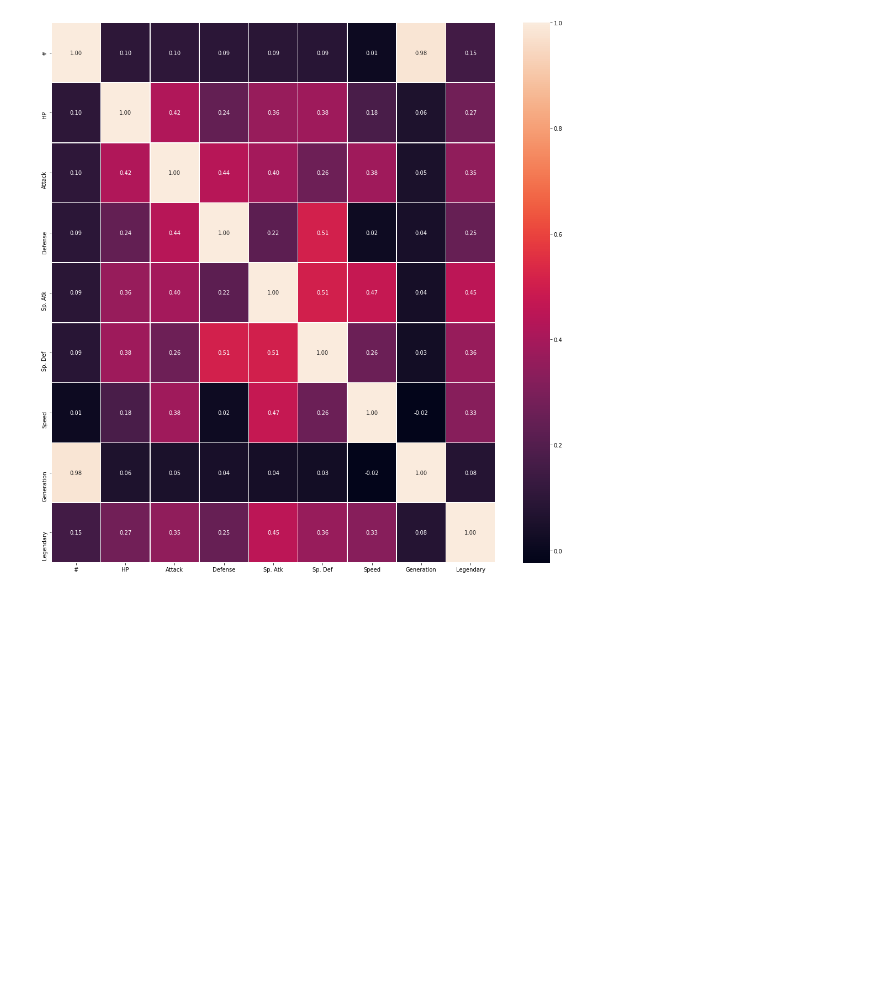
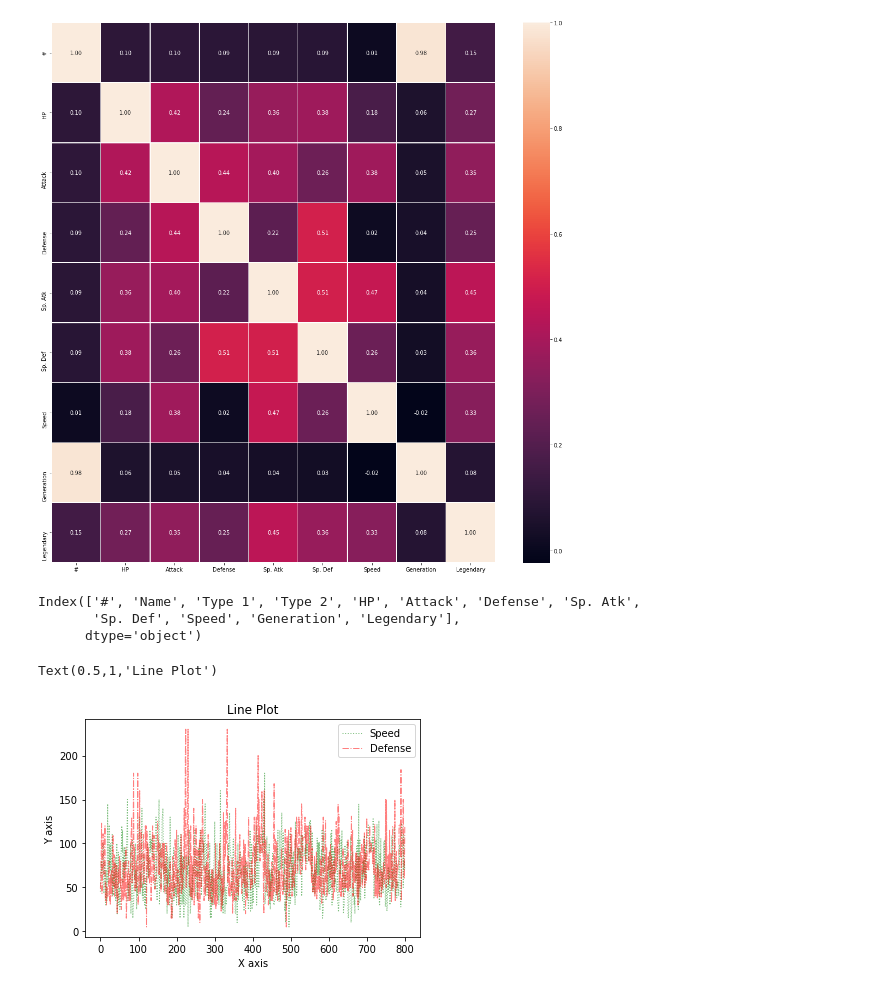
Before and after one commit to innovator-arjun/DataScience-Learning, a Jupyter notebook: Pokemon - Prediction/pokemon combat prediction.ipynb, the cells around one changed output. Drawn from its saved outputs; the diff is of its cells as text; code cells hidden in the pictures; blank space fills up the shorter version.

```diff
--- a/Pokemon - Prediction/pokemon combat prediction.ipynb
+++ b/Pokemon - Prediction/pokemon combat prediction.ipynb
@@ -154,3 +154,19 @@ sns.heatmap(pokemon_data.corr(),annot=True,linewidth=0.5,fmt='.2f',ax=ax)
 # %% [output]
 <matplotlib.axes._subplots.AxesSubplot at 0x...>
 [figure]
+# %%
+pokemon_data.columns
+# %% [output]
+Index(['#', 'Name', 'Type 1', 'Type 2', 'HP', 'Attack', 'Defense', 'Sp. Atk',
+       'Sp. Def', 'Speed', 'Generation', 'Legendary'],
+      dtype='object')
+# %%
+pokemon_data.Speed.plot(kind='line',color='g',alpha=0.5,linewidth=1,linestyle=':')
+pokemon_data.Defense.plot(kind='line',color='r',alpha=0.5,linewidth=1,linestyle='-.')
+plt.legend()
+plt.xlabel('X axis')
+plt.ylabel('Y axis')
+plt.title('Line Plot')
+# %% [output]
+Text(0.5,1,'Line Plot')
+[figure, added]
```
Also changed, not shown: parts of 1 cell of this notebook.
